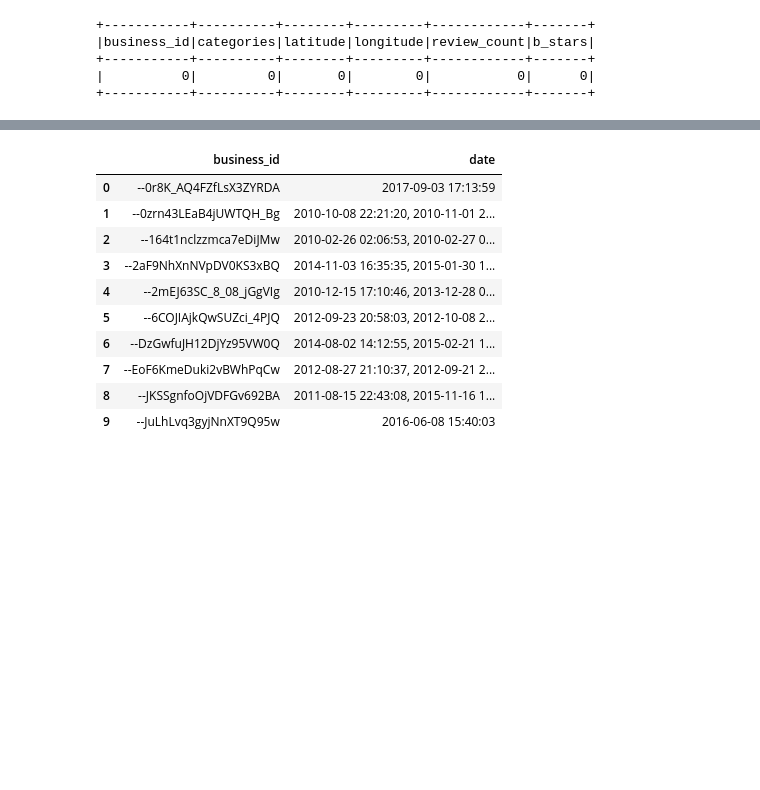
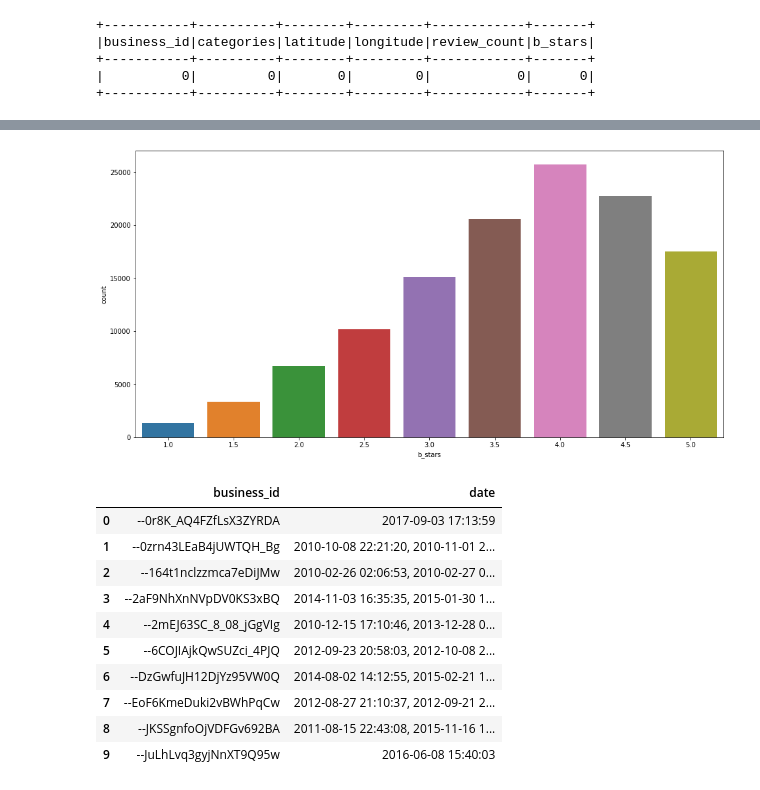
Before and after one commit to Necronoxia/Cdac_proj_yelp, a Jupyter notebook: EDA.ipynb, the cells around one changed output, grey strips where cells are left out. Cells and saved outputs as stored; diff of their text form; code cells hidden in the pictures; blank space fills up the shorter version.

```diff
--- a/EDA.ipynb
+++ b/EDA.ipynb
@@ -148,3 +157,10 @@ df1_3.describe().toPandas()
+# %%
+star_business = df1_3.groupby("b_stars").count().sort("b_stars",ascending=False).toPandas()
+# %%
+fig = plt.figure(figsize=(16,8))
+ax = sns.barplot(x="b_stars", y="count", data=star_business)
+# %% [output]
+[figure, added]
 # %%
 df2.limit(10).toPandas()
 # %% [output]
```
Also changed, not shown: parts of 9 cells of this notebook.
